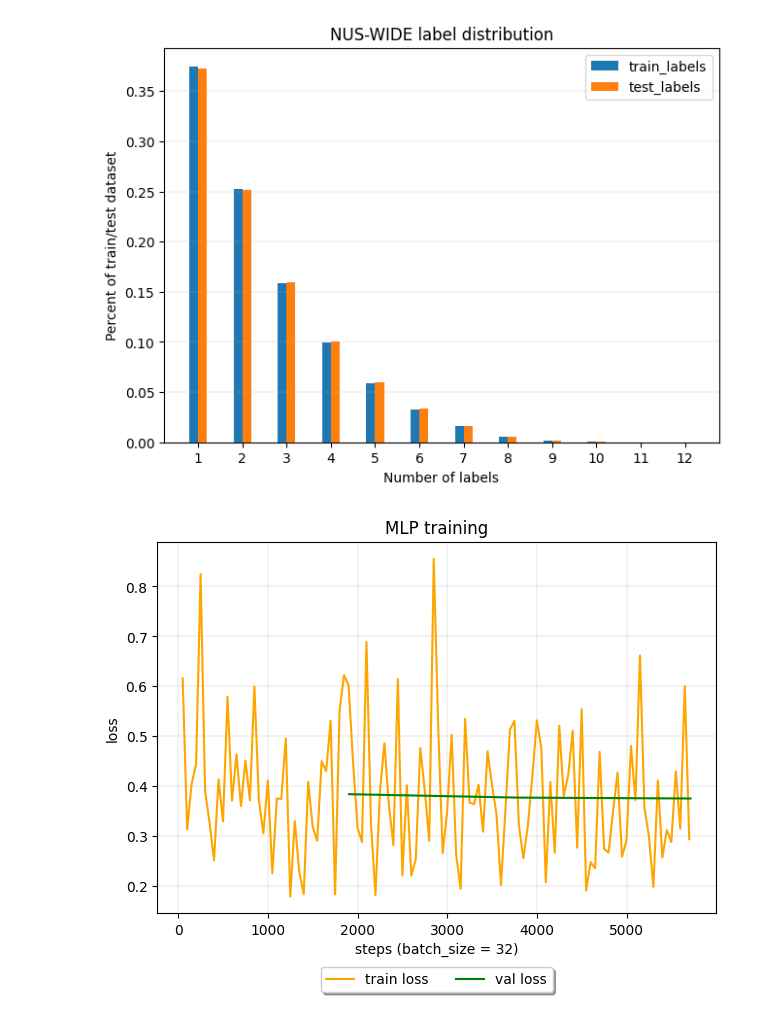
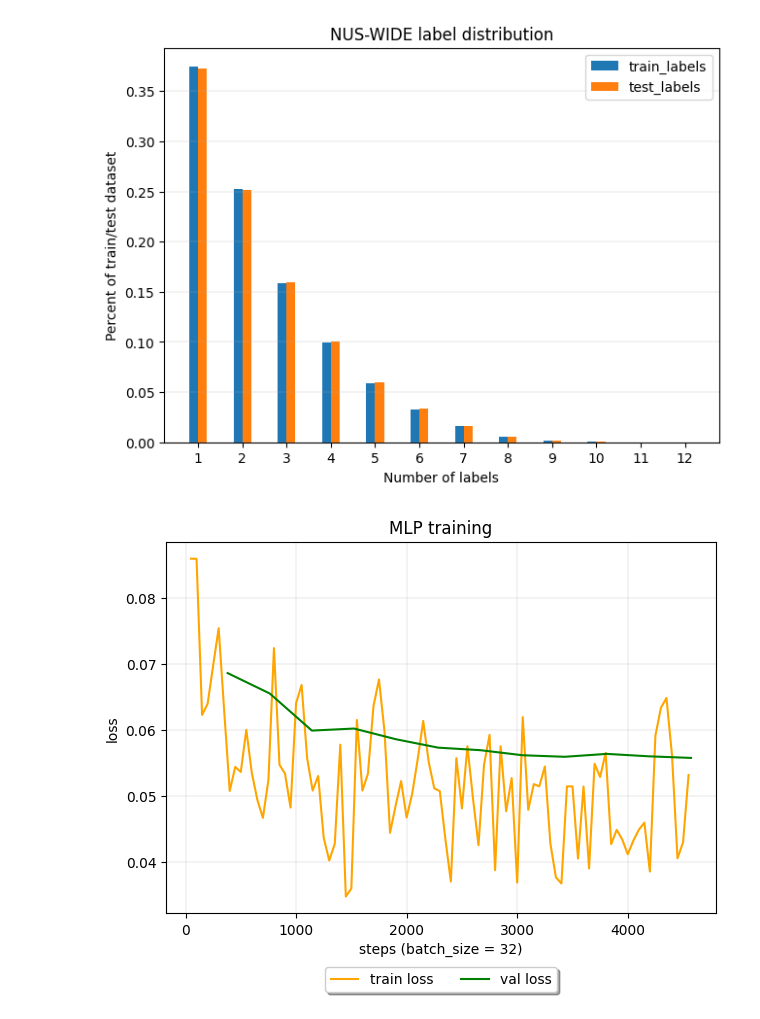
Before and after one commit to skorodenko/wallpaper_tagging, a Jupyter notebook: eda.ipynb, the cells around one changed output. Cells and saved outputs as stored; diff of their text form; code cells hidden in the pictures.

```diff
--- a/eda.ipynb
+++ b/eda.ipynb
@@ -112,7 +112,7 @@ Max 13 | Min 1
 [figure]
 # %%
 root = Path("./assets/trained_models")
-model_root = "lqp.train"
+model_root = "vcnn.train"
 train_progress_path = root / model_root / "metrics.csv"
 
 prog = pl.read_csv(train_progress_path)
@@ -126,31 +126,31 @@ val_loss = (
     .filter(~pl.col("val_loss").is_null())
     .select(pl.col("step").cast(pl.Int64), pl.col("val_loss").cast(pl.Float64))
 )
 #hf1_score = (
 #    prog
 #    .filter(~pl.col("H_F1").is_null())
 #    .select(pl.col("step").cast(pl.Int64), pl.col("H_F1").cast(pl.Float64))
 #)
 
 fig, ax1 = plt.subplots()
 
 color = "tab:red"
 ax1.set_xlabel("steps (batch_size = 32)")
 ax1.set_ylabel("loss")
 ax1.plot(train_loss["step"], train_loss["train_loss"], color="orange", label="train loss")
 ax1.plot(val_loss["step"], val_loss["val_loss"], color="green", label="val loss")
 ax1.legend(loc="upper center", bbox_to_anchor=(0.5, -0.125), fancybox=True, shadow=True, ncol=5)
 
 #ax2 = ax1.twinx()  # instantiate a second axes that shares the same x-axis
 
 #color = "tab:blue"
 #ax2.set_ylabel("H_F1", color=color)  # we already handled the x-label with ax1
 #ax2.plot(hf1_score["step"], hf1_score["H_F1"], color=color, label="H_F1 score")
 #ax2.tick_params(axis="y", labelcolor=color)
 
 fig.tight_layout()  # otherwise the right y-label is slightly clipped
 plt.title("MLP training")
 plt.grid(linewidth=0.2)
 plt.show()
 # %% [output]
-[figure, old version]
+[figure, new version]
```
Also changed, not shown: 6 other files.
